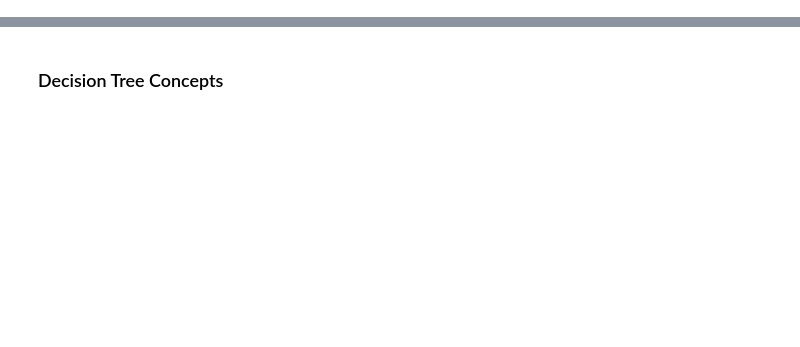
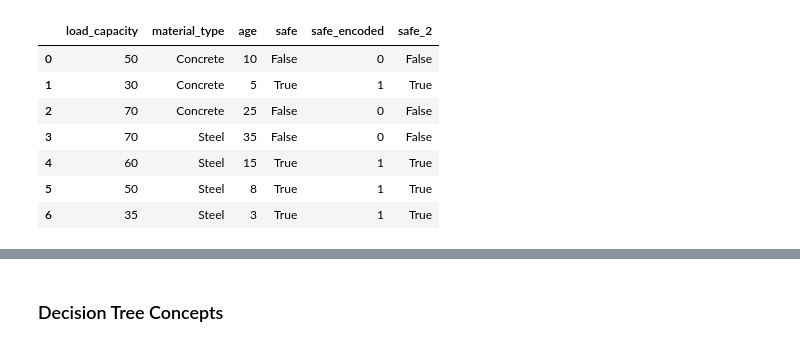
Before and after one commit to ucgmsim/qc_ml_workshop_2024, a Jupyter notebook: ml_notebook.ipynb, the cells around one changed output, grey strips where cells are left out. Saved outputs shown, nothing was run; the diff lists cells and outputs as text; code cells hidden in the pictures; blank space fills up the shorter version.

Commit message:
Further improvements to the main notebook.

```diff
--- a/ml_notebook.ipynb
+++ b/ml_notebook.ipynb
@@ -103,5 +245,4 @@ Similarly to model inputs, most model also require the target variable to be num
 # %%
 from sklearn.preprocessing import LabelEncoder
-df = pd.DataFrame(data=np.arange(15).reshape(5, 3), columns=["Feature1", "Feature2", "Feature2"])
-df["Target"] = ["Safe", "Unsafe", "Safe", "Safe", "Unsafe"]
+df = get_safe_unsafe_data()
 df
@@ -109,5 +259,5 @@ df
 # Initialize LabelEncoder
 label_encoder = LabelEncoder()
 # Fit and transform the data
-df["Target_encoded"] = label_encoder.fit_transform(df["Target"])
+df["safe_encoded"] = label_encoder.fit_transform(df["safe"])
 df
@@ -114,6 +273,15 @@ df
 # %%
-# Inverse transform (do we need to show this here? or move to separate coding notebook)
-df["Target_2"] = label_encoder.inverse_transform(df["Target_encoded"])
+# Inverse transform
+df["safe_2"] = label_encoder.inverse_transform(df["safe_encoded"])
 df
+# %% [output]
+|  | load_capacity | material_type | age | safe | safe_encoded | safe_2 |
+| 0 | 50 | Concrete | 10 | False | 0 | False |
+| 1 | 30 | Concrete | 5 | True | 1 | True |
+| 2 | 70 | Concrete | 25 | False | 0 | False |
+| 3 | 70 | Steel | 35 | False | 0 | False |
+| 4 | 60 | Steel | 15 | True | 1 | True |
+| 5 | 50 | Steel | 8 | True | 1 | True |
+| 6 | 35 | Steel | 3 | True | 1 | True |
 # %% [markdown]
 ## Model Fitting
```
Also changed, not shown: parts of 56 cells of this notebook, 7 other files.
